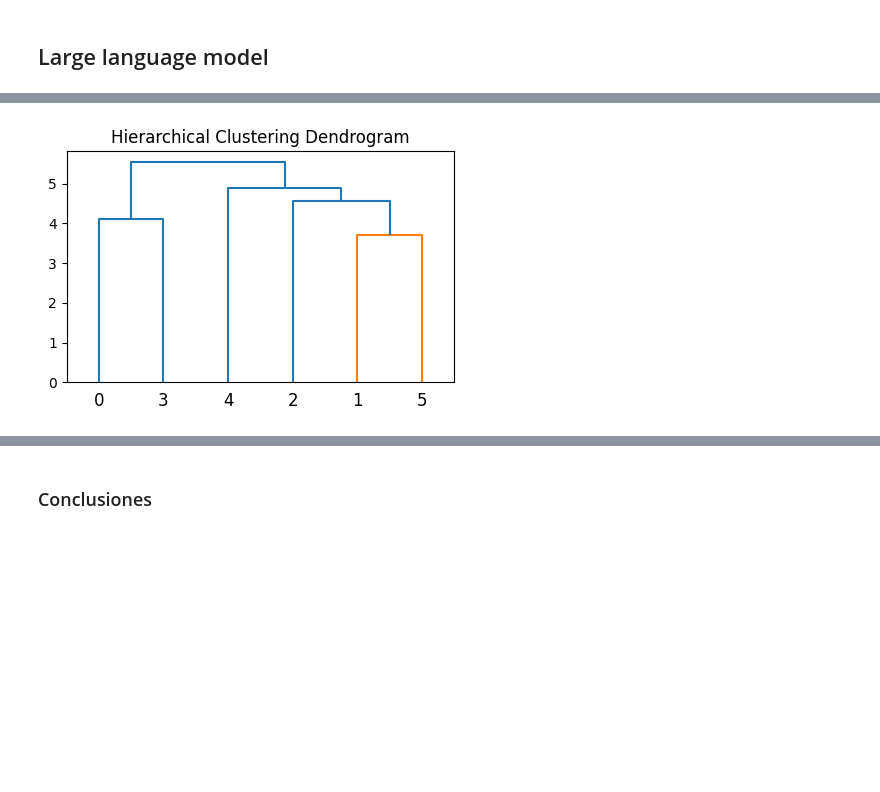
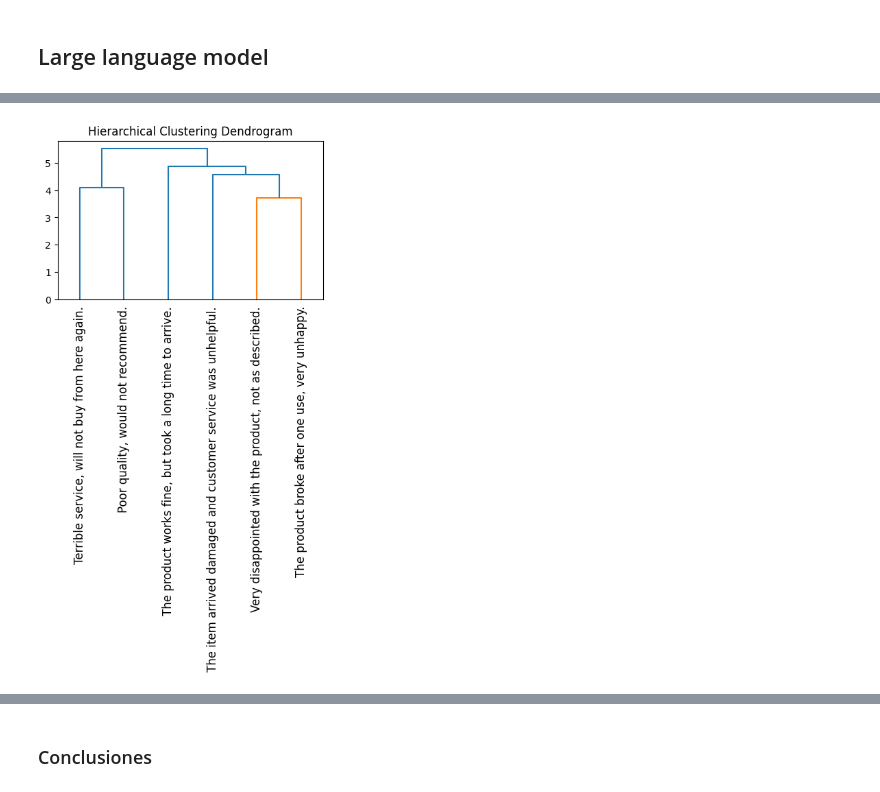
Before and after one commit to csmaiz/vw_technical_challenge, a Jupyter notebook: src/Task4_Real_world_Scenario.ipynb, the cells around one changed output, grey strips where cells are left out. Drawn from its saved outputs; the diff is of its cells as text; code cells hidden in the pictures; blank space fills up the shorter version.

Commit message:
improved comments and results presentation

```diff
--- a/src/Task4_Real_world_Scenario.ipynb
+++ b/src/Task4_Real_world_Scenario.ipynb
@@ -108,2 +118,8 @@ df_negative = df[df["bert_label_3categ"] == "negative"].copy()
+# %%
+# Only negative reviews are taken into account in order to obtain the issues.
+# Remove duplicate reviews before running the clustering since duplicate reviews
+# can skew the clustering results by giving more weight to the repeated texts
+df_negative = df[df["bert_label_3categ"] == "negative"].drop_duplicates("review_text").copy()
+df_negative["tokens"] = df_negative['preprocessed_review'].apply(lambda pp: pp.split(" "))
 # %% [markdown]
 ## LDA
@@ -110,7 +128,4 @@ df_negative = df[df["bert_label_3categ"] == "negative"].copy()
 # %%
-df_negative["tokens"] = df_negative['preprocessed_review'].apply(lambda pp: pp.split(" "))
-
-
 def run_LDA(df, num_topics):
 
     id2word = Dictionary(df["tokens"])
@@ -121,3 +136,6 @@ def run_LDA(df, num_topics):
         print(f"Topic {idx}: {topic}")
 
     return lda_model, corpus, id2word
+
+num_topics_lda=4
+lda_model, corpus, id2word = run_LDA(df_negative, num_topics=num_topics)
@@ -124,2 +146,0 @@ def run_LDA(df, num_topics):
-# %%
-lda_model, corpus, id2word = run_LDA(df_negative, num_topics=4)
@@ -400,16 +243,4 @@ embeddings = get_embeddings(df['review_text'].tolist(), model, tokenizer)
 # %%
-from sklearn.cluster import AgglomerativeClustering
-from scipy.cluster.hierarchy import dendrogram, linkage
-import matplotlib.pyplot as plt
-
-
-df_negative = df[df["bert_label_3categ"].isin(["negative"])].drop_duplicates(["review_text"])
-display(df_negative)
-
-# Remove duplicate reviews before running the clustering since duplicate reviews
-# can skew the clustering results by giving more weight to the repeated texts
-#df_unique = df_negative.drop_duplicates(subset=['review_text'])[["review_text"]]
-
 embeddings = get_embeddings(df_negative['review_text'].tolist(), model, tokenizer)
 
 # Apply Hierarchical Clustering
@@ -417,12 +248,12 @@ hierarchical_cluster = AgglomerativeClustering(distance_threshold=0, n_clusters=
 hierarchical_cluster.fit(embeddings)
 
 # Create the linkage matrix
-Z = linkage(embeddings, 'ward')
+Z = linkage(embeddings, "ward")
 
 
 # Plot the dendrogram
 plt.figure(figsize=(5, 3))
 plt.title('Hierarchical Clustering Dendrogram')
-dendrogram(Z)
+dendrogram(Z, labels = df_negative['review_text'].tolist(), leaf_rotation=90., show_contracted=True)
 plt.show()
 # %% [output]
@@ -436 +260 @@ plt.show()
-[figure, old version]
+[figure, new version]
```
Also changed, not shown: parts of 35 cells of this notebook, 5 other files.
